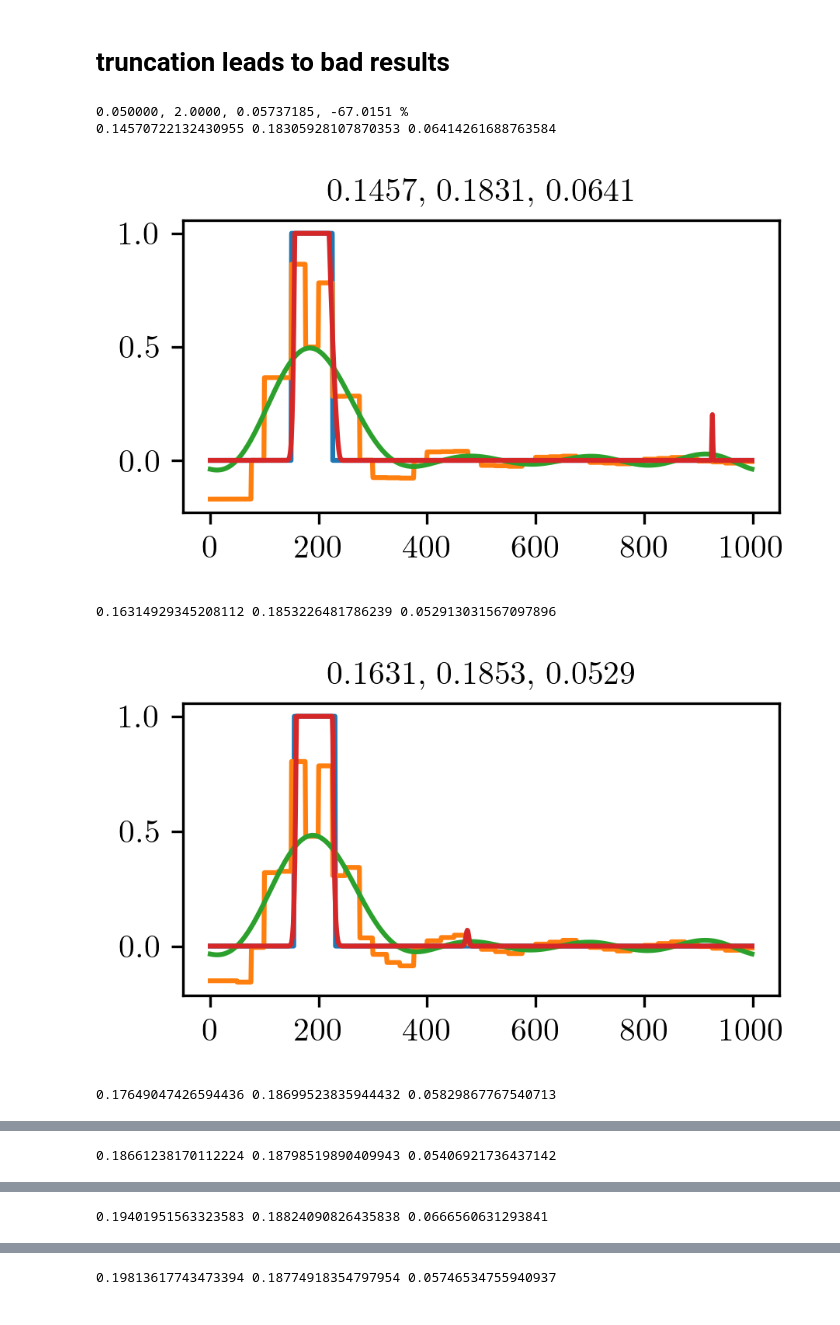
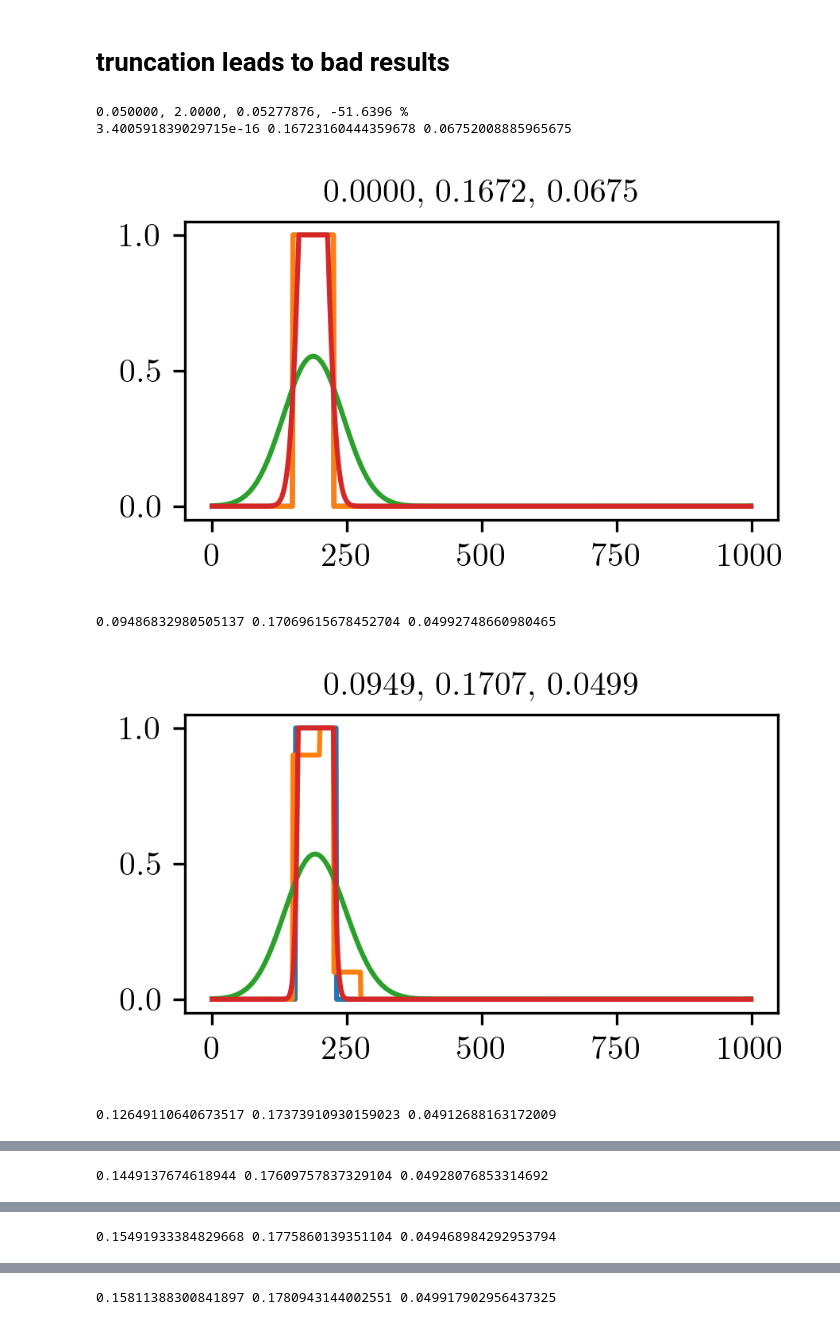
Before and after one commit to flabowski/POD-ROM-and-gaussian-convolution, a Jupyter notebook: notebooks/1D_v2.ipynb, the cells around one changed output, grey strips where cells are left out. Cells and saved outputs as stored; diff of their text form; code cells hidden in the pictures.

Commit message:
improved figures

```diff
--- a/notebooks/1D_v2.ipynb
+++ b/notebooks/1D_v2.ipynb
@@ -157,16 +195,16 @@ mu_plot = 0.2
 
 i_c = 0  # snapshots centered between 2 training points
 for _X, _X_R, lbl, col in zip([X_train, X_train_s], [X_test_ROM, X_test_sROM],
-                              ["$u_{rb}$: standard ROM", "$u_{rb, S}$: regularized ROM"], ["C0o-", "C1--"]):
+                              ["$u_{rb}$: standard ROM", "$u_{rb, S}$: regularized ROM"], ["C0-", "C1--"]):
     fig, ax = plt.subplots(figsize=(page_width_in/2, page_width_in/3))
     #plt.plot(x, pulse(x, mu_plot), "kx-", ms=4, markevery=markevery, label="$u_h$: true solution")
-    plt.plot(x, X_test[:, i_c], "kx-", ms=4, markevery=markevery, label="$u_h$: true solution")
+    plt.plot(x, X_test[:, i_c], "k-", ms=4, markevery=markevery, label="$u_h$: true solution")
     #plt.plot(x, X_test_ROM[:, 0], "b.-", label="ROM")
     plt.plot(x, _X_R[:, i_c], col, ms=4, markevery=markevery, label=lbl)
     #plt.plot(x, X[:, 3], "r--", lw=1, label="closest snapshot (left)")
     #plt.plot(x, X[:, 4], "r--", lw=1, label="closest snapshot (right)")
-    plt.plot(x, _X[:, 1], "C33-", lw=.5, ms=4, markevery=(30, markevery), label="$u_{2}$: snapshot \#3")
-    plt.plot(x, _X[:, 2], "C34-", lw=.5, ms=4, markevery=(30, markevery), label="$u_{3}$: snapshot \#4")
+    plt.plot(x, _X[:, 1], "C3-", lw=.5, ms=4, markevery=(30, markevery), label="$u_{2}$: snapshot \#3")
+    plt.plot(x, _X[:, 2], "C3-", lw=.5, ms=4, markevery=(30, markevery), label="$u_{3}$: snapshot \#4")
     ax.set_xticks(np.linspace(0, 1, 11, endpoint=True), minor=True)
     ax.set_yticks(np.linspace(0, 1, 11, endpoint=True), minor=True)
     plt.grid(True, which='minor', linestyle='--', lw=.25)
@@ -186,12 +224,13 @@ else:
     a_list = [0, 2, 5]
 
 for j in a_list:
+    markevery = 45
     fig, ax = plt.subplots(figsize=(page_width_in/2, page_width_in/3))
-    plt.plot(x, X_test[:, j], "kx-", ms=4, markevery=(0, markevery), label="$u_h$") # : true solution
-    plt.plot(x, X_test_ROM[:, j], "C0o-", ms=4, markevery=(10, markevery), label="$u_{rb}$") # : standard ROM
-    plt.plot(x, X_test_s[:, j], "kx--", ms=4, markevery=(20, markevery), label="$u_{h, S}$") # : regularized true solution
+    plt.plot(x, X_test[:, j], "k-", ms=4, markevery=(0, markevery), label="$u_h$") # : true solution
+    plt.plot(x, X_test_ROM[:, j], "C0-", ms=4, markevery=(10, markevery), label="$u_{rb}$") # : standard ROM
+    plt.plot(x, X_test_s[:, j], "k--", ms=4, markevery=(20, markevery), label="$u_{h, S}$") # : regularized true solution
     plt.plot(x, X_test_sROM[:, j], "C1--", ms=4, markevery=markevery, label="$u_{rb, S}$") # : regularized ROM
-    plt.plot(x, X_test_sROMs2[:, j], "C3<-", ms=4, markevery=(3, markevery), label="$u_{rb, D_{100}}$") # : deconvolved reg. ROM
+    plt.plot(x, X_test_sROMs2[:, j], "C2-", ms=4, markevery=(30, markevery), label="$u_{rb, D_{100}}$") # : deconvolved reg. ROM
 #     plt.plot(x, X_test_sROMs2[:, j], "C3|-", ms=4, markevery=markevery, label="$u_{rb, D_{100}}$") # : deconvolved reg. ROM
     ax.set_xticks(np.linspace(0, 1, 11, endpoint=True), minor=True)
     ax.set_yticks(np.linspace(0, 2, 21, endpoint=True), minor=True)
@@ -494,34 +533,34 @@ if bf:
 # truncation leads to bad results
 # %%
 n = 21
-rank = 10
+rank = 21
 shape = (m,)
 
 _X_train = np.empty((m, n))
 _mu_train = np.linspace(0, 1, n, endpoint=True)[:, None]
 for j, mu_j in enumerate(_mu_train):
     _X_train[:, j] = pulse(x, mu_j)
 
 improvement, X_test_ROM, X_test_sROM, X_test_sROMs = zielfunktion([0.05, 2.0], x, _mu_train, _X_train, mu_test,
                                                                   X_test, rank, shape, num_iter2)
 
 _X_train_s = smoothen(_X_train, sigma/dx, shape)
 
 for j, mu_j in enumerate(mu_test):
     eR = np.mean((X_test_ROM[:, j]-X_test[:, j])**2)**.5
     esR = np.mean((X_test_sROM[:, j]-X_test[:, j])**2)**.5
     esRs = np.mean((X_test_sROMs[:, j]-X_test[:, j])**2)**.5
     print(eR, esR, esRs)
     plt.plot(X_test[:, j])
     plt.plot(X_test_ROM[:, j])
     plt.plot(X_test_sROM[:, j])
     plt.plot(X_test_sROMs[:, j])
     plt.title("{:.4f}, {:.4f}, {:.4f}".format(eR, esR, esRs))
     plt.show()
 # %% [output]
-0.050000, 2.0000, 0.05737185, -67.0151 %
-0.14570722132430955 0.18305928107870353 0.06414261688763584
+0.050000, 2.0000, 0.05277876, -51.6396 %
+3.400591839029715e-16 0.16723160444359678 0.06752008885965675
-[figure, old version]
+[figure, new version]
-0.16314929345208112 0.1853226481786239 0.052913031567097896
+0.09486832980505137 0.17069615678452704 0.04992748660980465
-[figure, old version]
+[figure, new version]
-0.17649047426594436 0.18699523835944432 0.05829867767540713
+0.12649110640673517 0.17373910930159023 0.04912688163172009
@@ -529 +568 @@ for j, mu_j in enumerate(mu_test):
-0.18661238170112224 0.18798519890409943 0.05406921736437142
+0.1449137674618944 0.17609757837329104 0.04928076853314692
@@ -531 +570 @@ for j, mu_j in enumerate(mu_test):
-0.19401951563323583 0.18824090826435838 0.0666560631293841
+0.15491933384829668 0.1775860139351104 0.049468984292953794
@@ -533 +572 @@ for j, mu_j in enumerate(mu_test):
-0.19813617743473394 0.18774918354797954 0.05746534755940937
+0.15811388300841897 0.1780943144002551 0.049917902956437325
```
Also changed, not shown: parts of 16 cells of this notebook, 4 other files.
